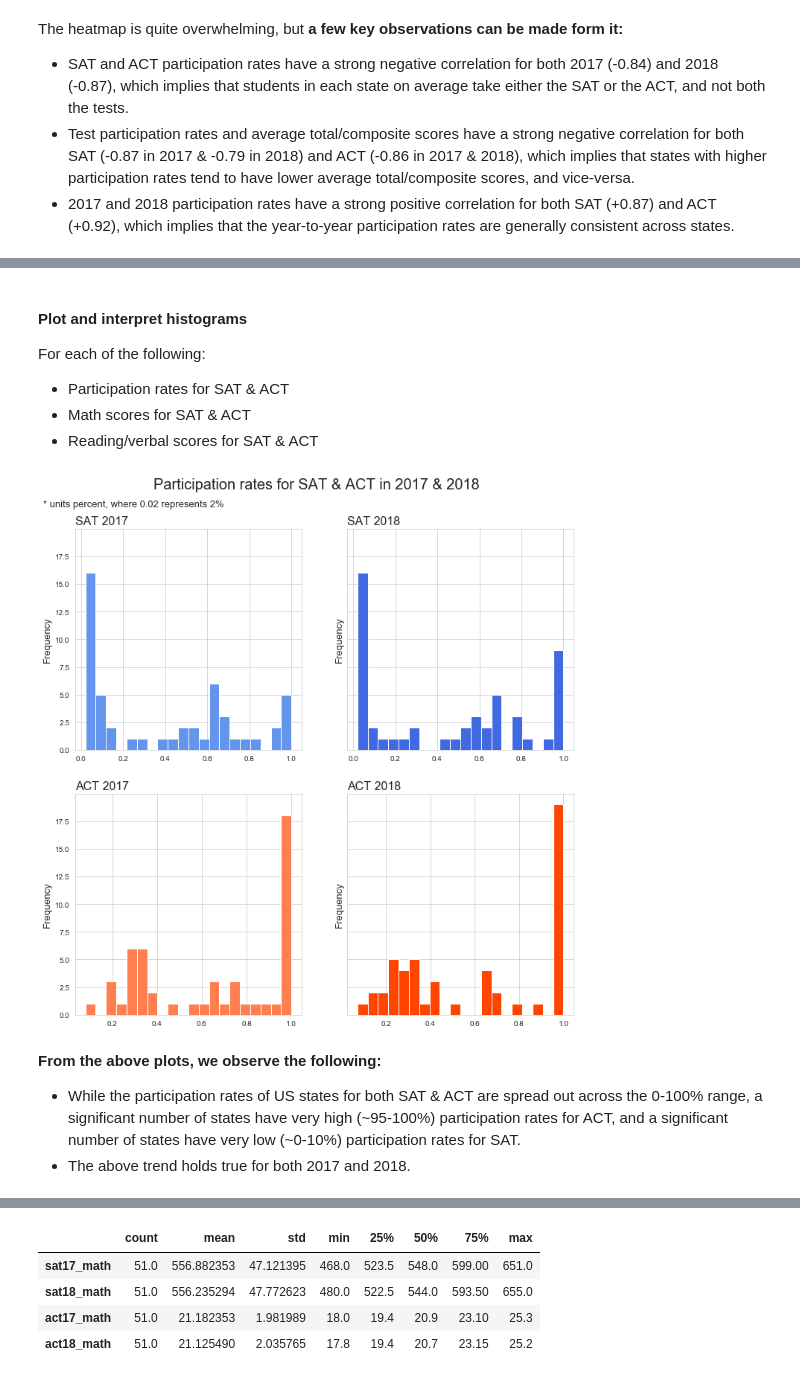
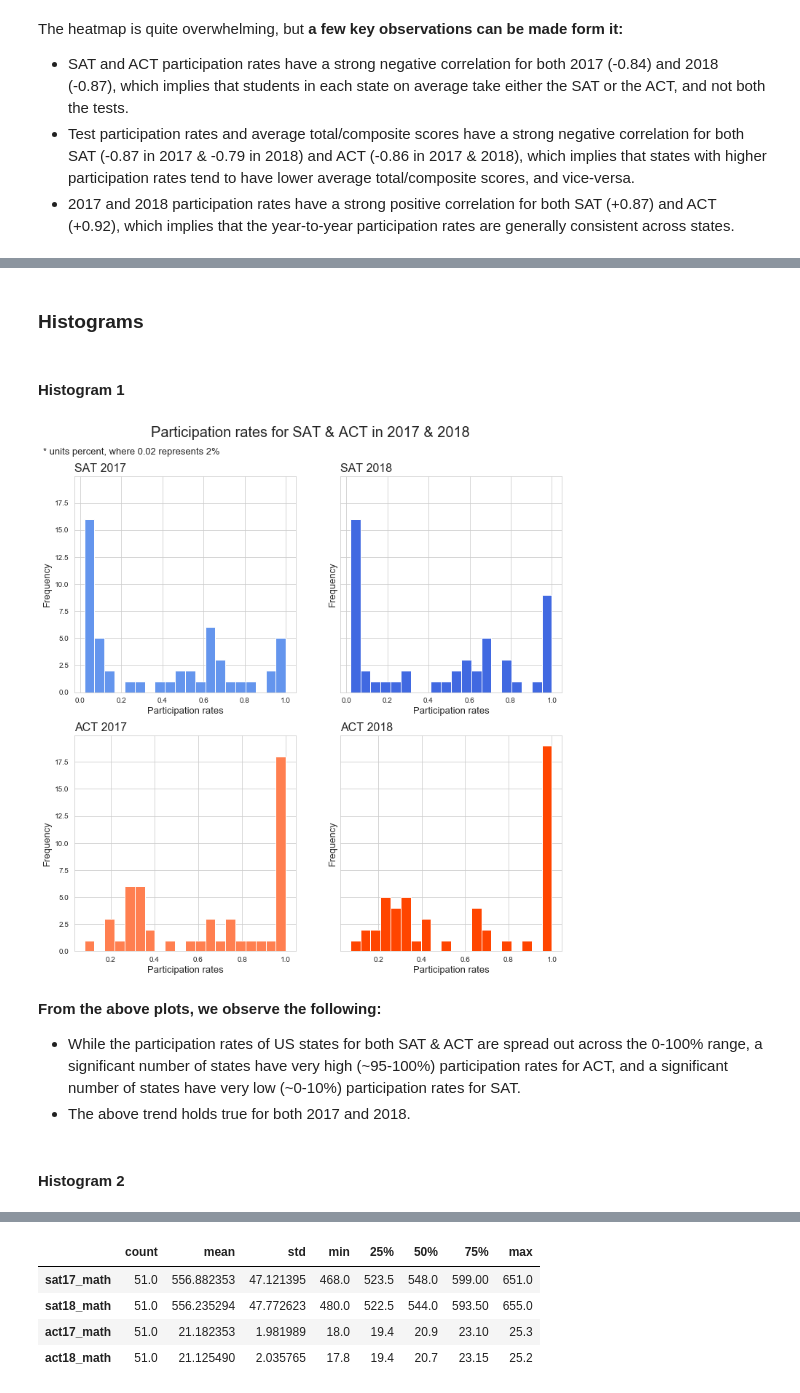
Before and after one commit to prerak12agarwal/GA_DSI_Projects, a Jupyter notebook: Project 1/code/SAT_ACT_17-18_analysis_for_US_states.ipynb, the cells around one changed output, grey strips where cells are left out. Cells and saved outputs as stored; diff of their text form; code cells hidden in the pictures.

```diff
--- a/Project 1/code/SAT_ACT_17-18_analysis_for_US_states.ipynb
+++ b/Project 1/code/SAT_ACT_17-18_analysis_for_US_states.ipynb
@@ -1592,3 +1556,5 @@ Here's some starter code:
+# %% [markdown]
+### Histograms
 # %%
 # Function to plot histogram subplots
 # Function takes the following arguments as input: dataframe, list of column names to plot, list of titles and list of X-axis labels
@@ -1635,32 +1601,30 @@ def subplot_histograms(dataframe, list_of_columns, list_of_titles, list_of_xlabe
 
         # Setting label for Y-axis as 'Frequency'
         ax[i].set_ylabel("Frequency", fontsize=13)
-# %% [markdown]
-#### Plot and interpret histograms
-For each of the following:
-- Participation rates for SAT & ACT
-- Math scores for SAT & ACT
-- Reading/verbal scores for SAT & ACT
+# %% [markdown]
+#### Histogram 1
 # %%
 # Histograms for participation rates of SAT & ACT in 2017 & 2018
 
 # Defining lists of columns, titles and xlabels for the subplot_histograms() function defined above.
 list_of_columns = ['sat17_participation', 'sat18_participation', 'act17_participation', 'act18_participation']
 list_of_titles = ['SAT 2017', 'SAT 2018', 'ACT 2017', 'ACT 2018']
-list_of_xlabels = ['','','','']
+list_of_xlabels = ['Participation rates','Participation rates','Participation rates','Participation rates']
 
 # Calling subplot_histograms() function and passing in all the necessary arguments.
 subplot_histograms(satact_1718, list_of_columns, list_of_titles, list_of_xlabels)
 
 # Creating a title for the figure and establishing its position and size.
 plt.suptitle(x=0.5, y=0.96, t='Participation rates for SAT & ACT in 2017 & 2018', fontsize=20)
 
 # Creating a note about X-axis units and establishing its position and size.
 plt.figtext(x=0.076, y=0.915, s="* units percent, where 0.02 represents 2%", fontsize=13);
 # %% [output]
-[figure, old version]
+[figure, new version]
 # %% [markdown]
 **From the above plots, we observe the following:**
 
 - While the participation rates of US states for both SAT & ACT are spread out across the 0-100% range, a significant number of states have very high (~95-100%) participation rates for ACT, and a significant number of states have very low (~0-10%) participation rates for SAT.
 - The above trend holds true for both 2017 and 2018.
+# %% [markdown]
+#### Histogram 2
```
Also changed, not shown: parts of 67 cells of this notebook, 1 other file.
